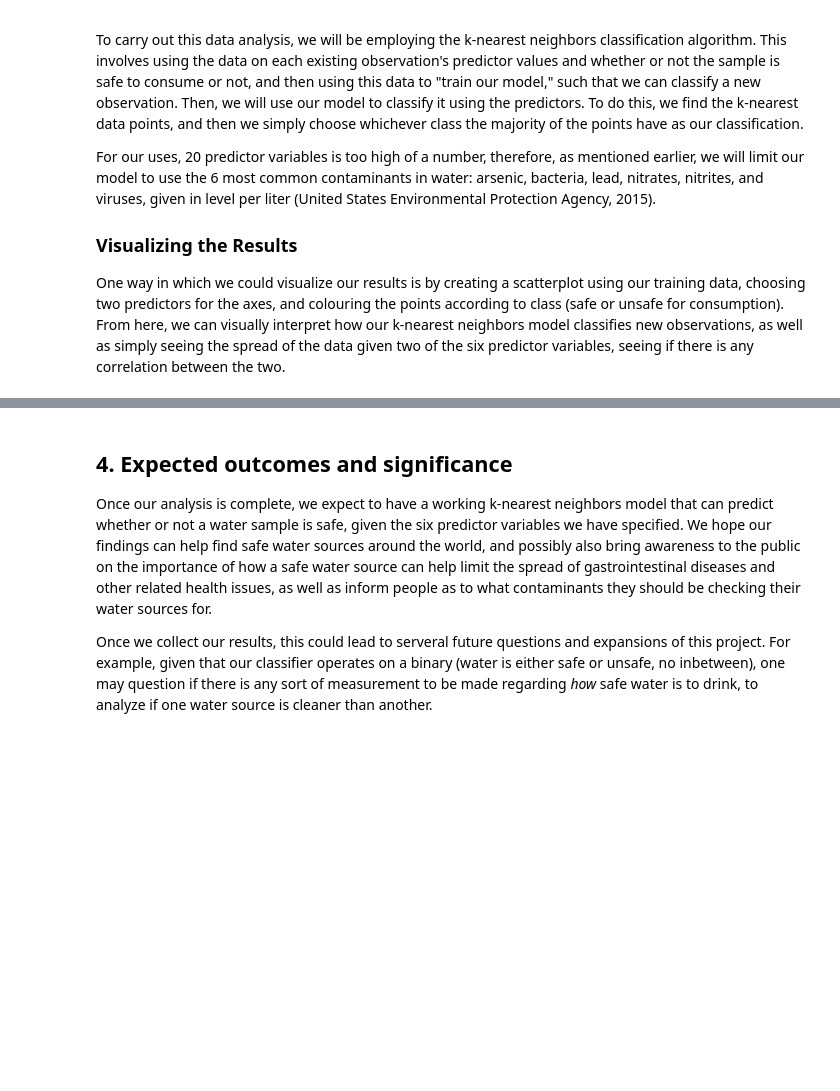
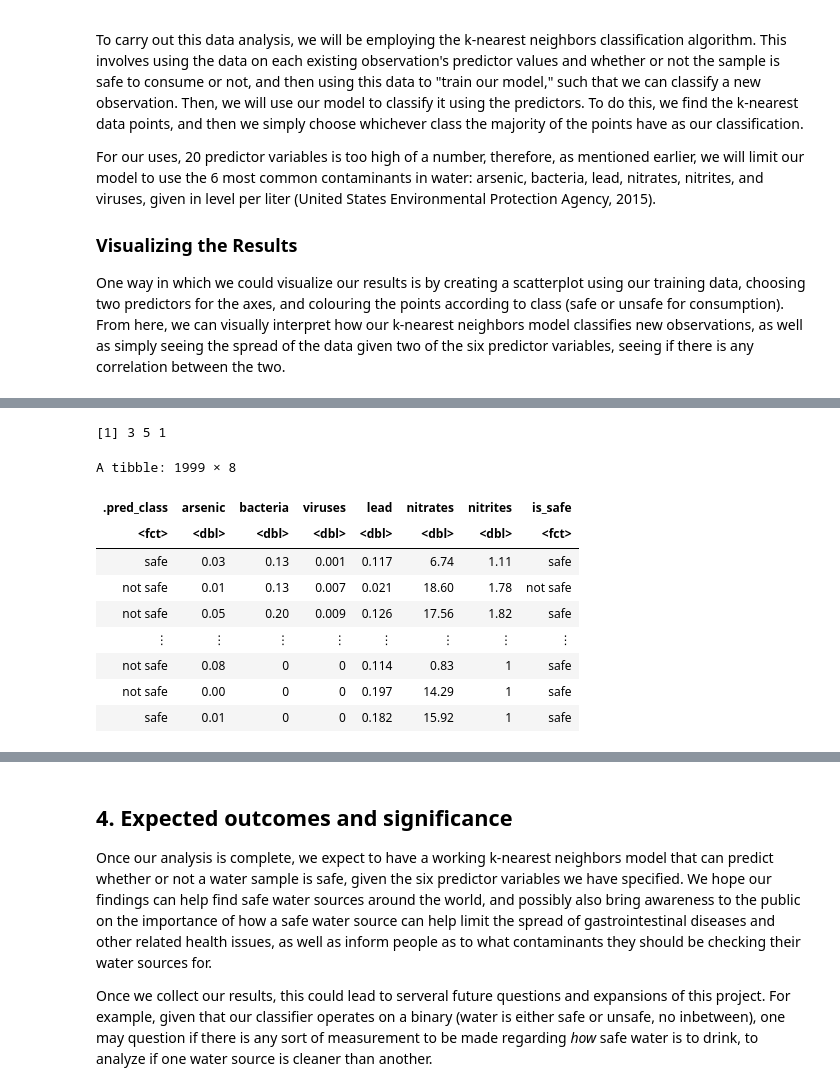
Before and after one commit to zayan-sheikh/DSCI-G13-Project, a Jupyter notebook: proj.ipynb, the cells around one changed output, grey strips where cells are left out. Cells and saved outputs as stored; diff of their text form; code cells hidden in the pictures; blank space fills up the shorter version.

```diff
--- a/proj.ipynb
+++ b/proj.ipynb
@@ -170,3 +183,29 @@ For our uses, 20 predictor variables is too high of a number, therefore, as ment
 
 ### Visualizing the Results ###
 One way in which we could visualize our results is by creating a scatterplot using our training data, choosing two predictors for the axes, and colouring the points according to class (safe or unsafe for consumption). From here, we can visually interpret how our k-nearest neighbors model classifies new observations, as well as simply seeing the spread of the data given two of the six predictor variables, seeing if there is any correlation between the two.
+# %%
+set.seed(1)
+# step 1: create a recipe for the training data. Since the data is imbalanced, we must import the themis library and upsample the data first.
+
+water_temp <- recipe(is_safe ~ arsenic + bacteria + viruses + lead + nitrates + nitrites, data = water_train) |>
+    step_naomit(all_predictors(), skip=TRUE) |>
+    step_upsample(is_safe, over_ratio = 1, skip = FALSE) |>
+    prep()
+
+# step 2: using the upsampled data, we will create a "new" dataset for us to use
+water_ups <- bake(water_temp, water_train)
+
+
+# step 3: using the upsampled dataset, create a recipe, scaling and centering all predictors
+water_recipe <- recipe(is_safe ~ arsenic + bacteria + viruses + lead + nitrates + nitrites, data = water_ups) |>
+    step_scale(all_predictors())|>
+    step_center(all_predictors()) |>
+    prep()
+
+
+# chechking to see if dataset is now balanced
+water_ups |>
+  group_by(is_safe) |>
+  summarize(n = n())
+
+water_recipe
@@ -172,0 +290,38 @@ One way in which we could visualize our results is by creating a scatterplot usi
+# %%
+#determine which k value gives the most accurate model:
+
+best_3_accuracy <- water_accuracy|>
+    arrange(desc(mean))|>
+    head(3)|>
+    pull(neighbors)
+
+best_3_accuracy
+# %% [output]
+[1] 3 5 1
+# %%
+set.seed(1)
+#model 1 (1 nearest neighbor):
+
+water_knn_1 <- nearest_neighbor(weight_func = 'rectangular', neighbors = 1) |>
+    set_engine('kknn') |>
+    set_mode('classification')
+
+knn_workflow_1 <- workflow() |>
+    add_recipe(water_recipe) |>
+    add_model(water_knn_1) |>
+    fit(data = water_train)
+
+test_pred_1 <- predict(knn_workflow_1, water_test)|>
+    bind_cols(water_test)
+test_pred_1
+# %% [output]
+A tibble: 1999 × 8
+| .pred_class | arsenic | bacteria | viruses | lead | nitrates | nitrites | is_safe |
+| <fct> | <dbl> | <dbl> | <dbl> | <dbl> | <dbl> | <dbl> | <fct> |
+| safe | 0.03 | 0.13 | 0.001 | 0.117 | 6.74 | 1.11 | safe |
+| not safe | 0.01 | 0.13 | 0.007 | 0.021 | 18.60 | 1.78 | not safe |
+| not safe | 0.05 | 0.20 | 0.009 | 0.126 | 17.56 | 1.82 | safe |
+| ⋮ | ⋮ | ⋮ | ⋮ | ⋮ | ⋮ | ⋮ | ⋮ |
+| not safe | 0.08 | 0 | 0 | 0.114 | 0.83 | 1 | safe |
+| not safe | 0.00 | 0 | 0 | 0.197 | 14.29 | 1 | safe |
+| safe | 0.01 | 0 | 0 | 0.182 | 15.92 | 1 | safe |
```
Also changed, not shown: parts of 17 cells of this notebook.
